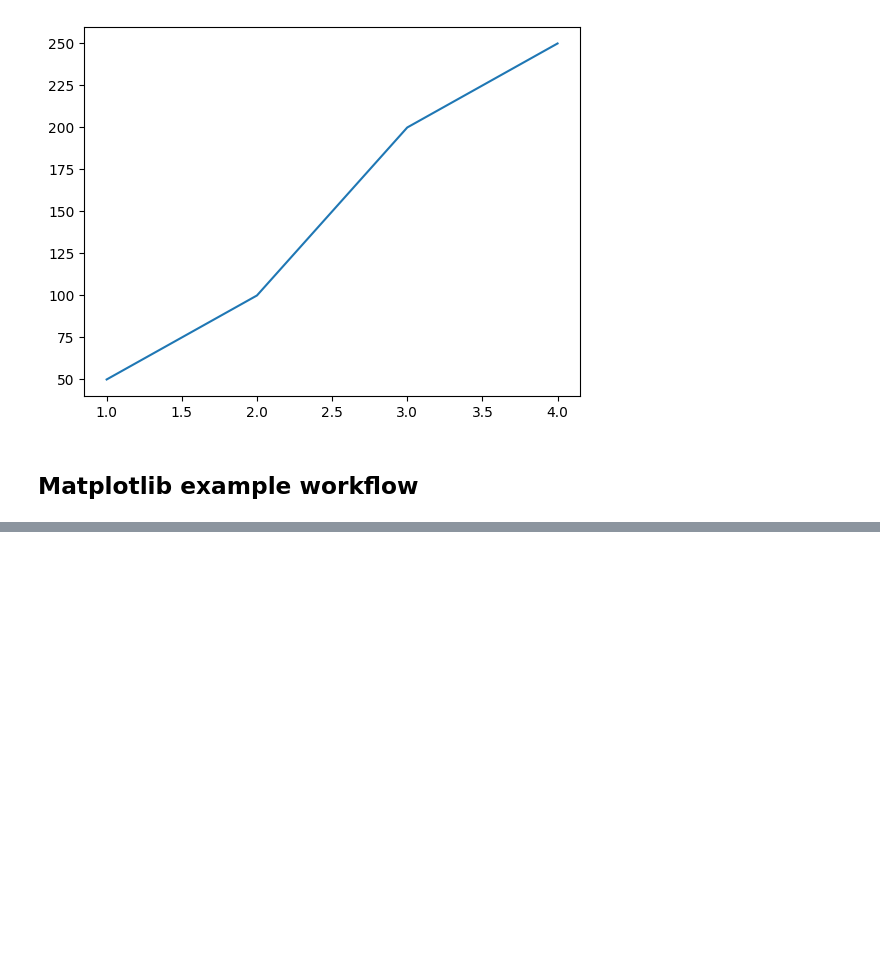
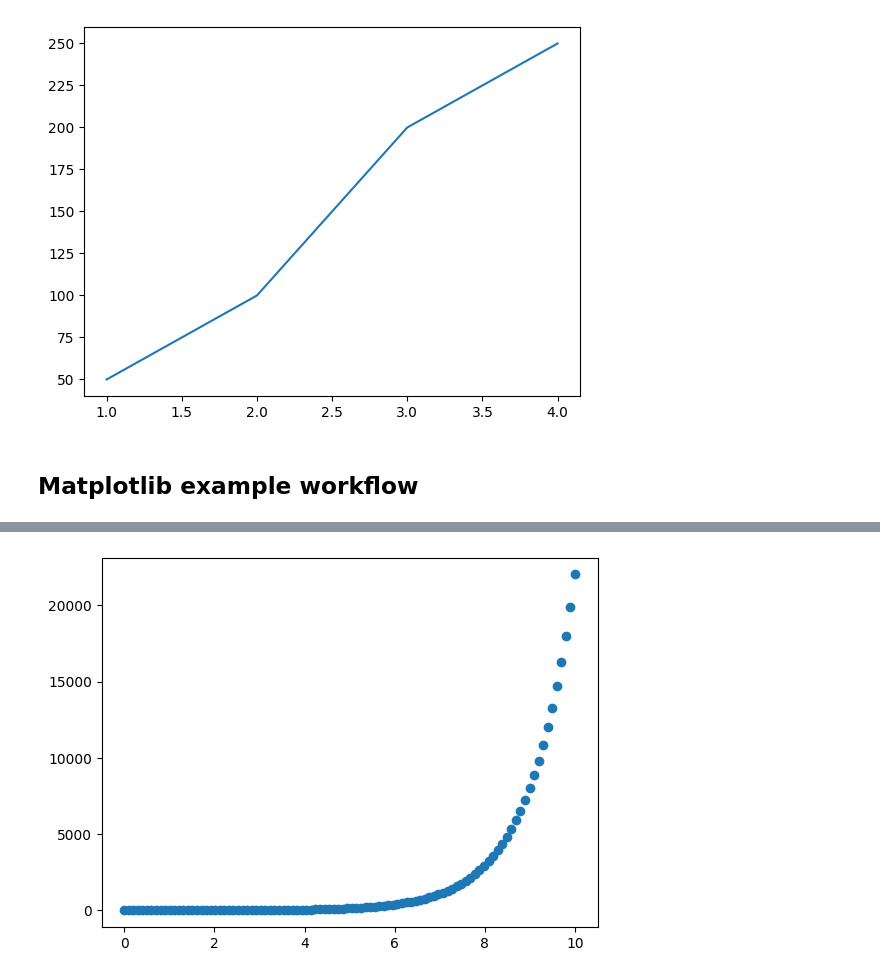
Before and after one commit to dabo22/udemy_ml, a Jupyter notebook: section 8 - visuals/intro_matplotlib.ipynb, the cells around one changed output, grey strips where cells are left out. Cells and saved outputs as stored; diff of their text form; code cells hidden in the pictures; blank space fills up the shorter version.

```diff
--- a/section 8 - visuals/intro_matplotlib.ipynb
+++ b/section 8 - visuals/intro_matplotlib.ipynb
@@ -36,0 +55,6 @@ fig.savefig("plot.png")
+# %%
+# use the same data for scatter plot
+fig, ax = plt.subplots()
+ax.scatter(x, np.exp(x));
+# %% [output]
+[figure, added]
```
Also changed, not shown: parts of 27 cells of this notebook, 3 other files.
